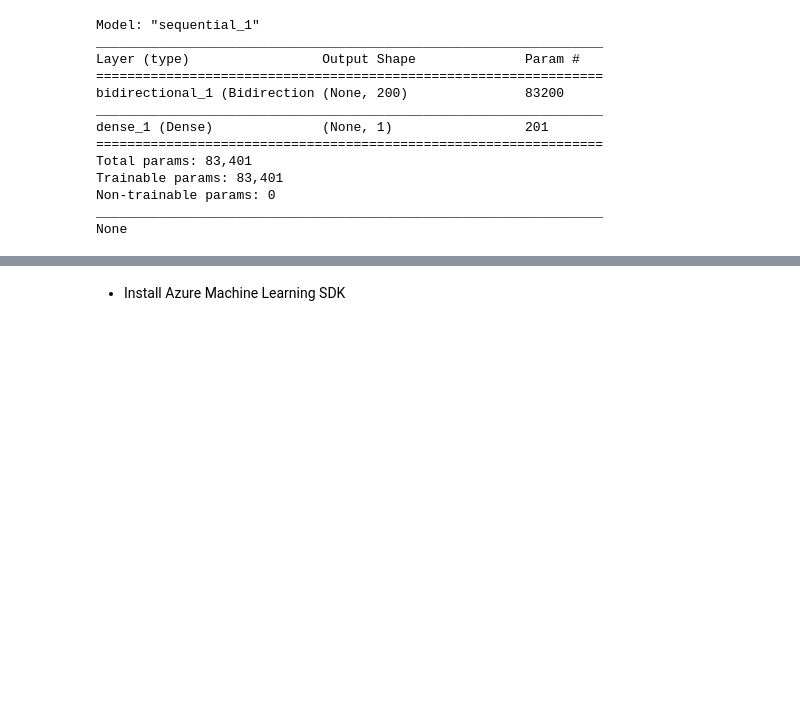
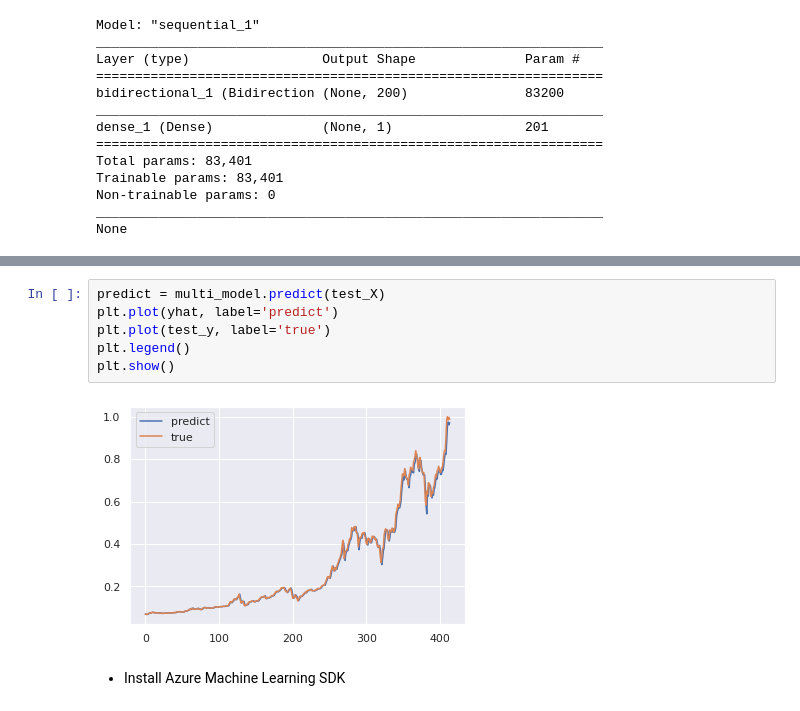
Before and after one commit to polarbeargo/Microsoft-Azure-Machine-Learning-Scholarship-Showcase-Project, a Jupyter notebook: Cryptocurrency_Price_Prediction.ipynb, the cells around one changed output, grey strips where cells are left out. Saved outputs shown, nothing was run; the diff lists cells and outputs as text; blank space fills up the shorter version.

```diff
--- a/Cryptocurrency_Price_Prediction.ipynb
+++ b/Cryptocurrency_Price_Prediction.ipynb
@@ -215,3 +236,11 @@ None
+# %%
+predict = multi_model.predict(test_X)
+plt.plot(yhat, label='predict')
+plt.plot(test_y, label='true')
+plt.legend()
+plt.show()
+# %% [output]
+[figure, added]
 # %% [markdown]
 * Install Azure Machine Learning SDK
 # %%
```
Also changed, not shown: parts of 3 cells of this notebook.
